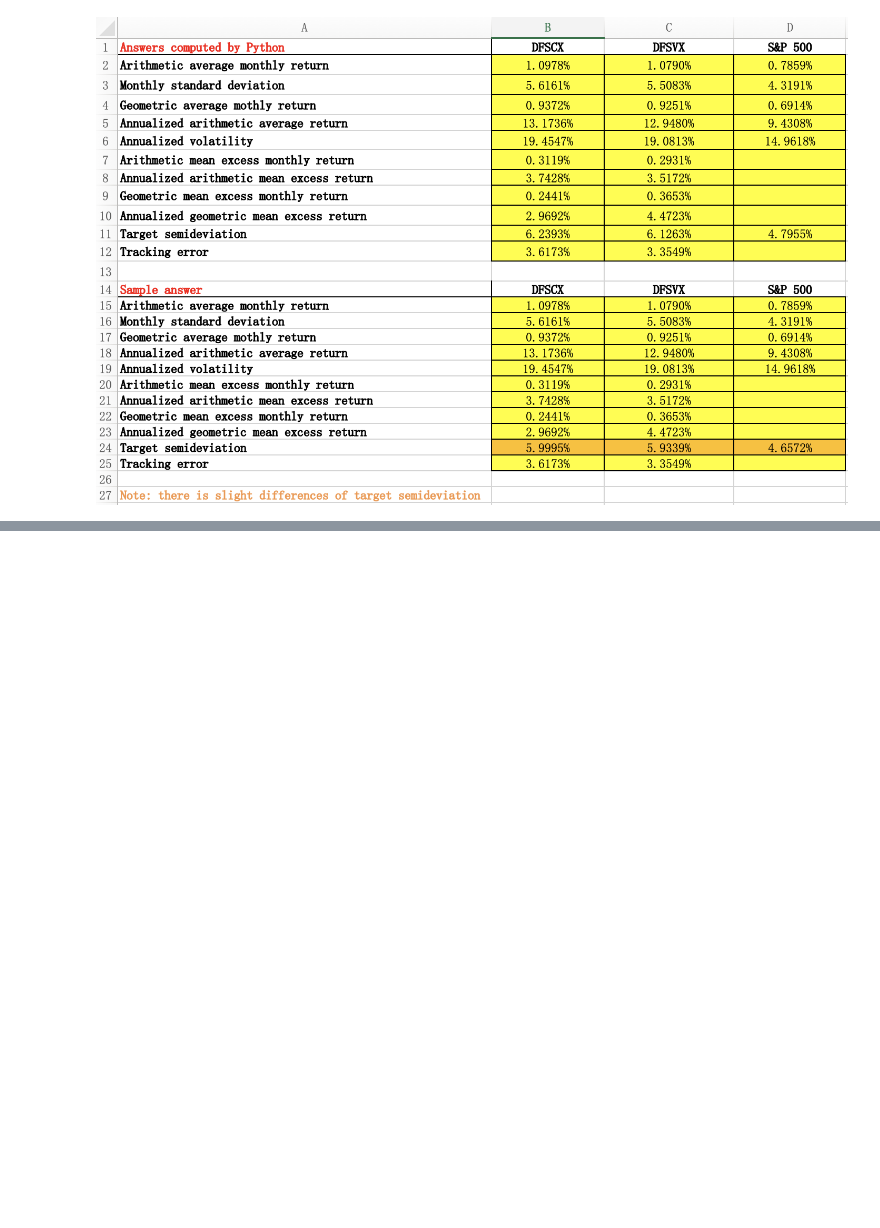
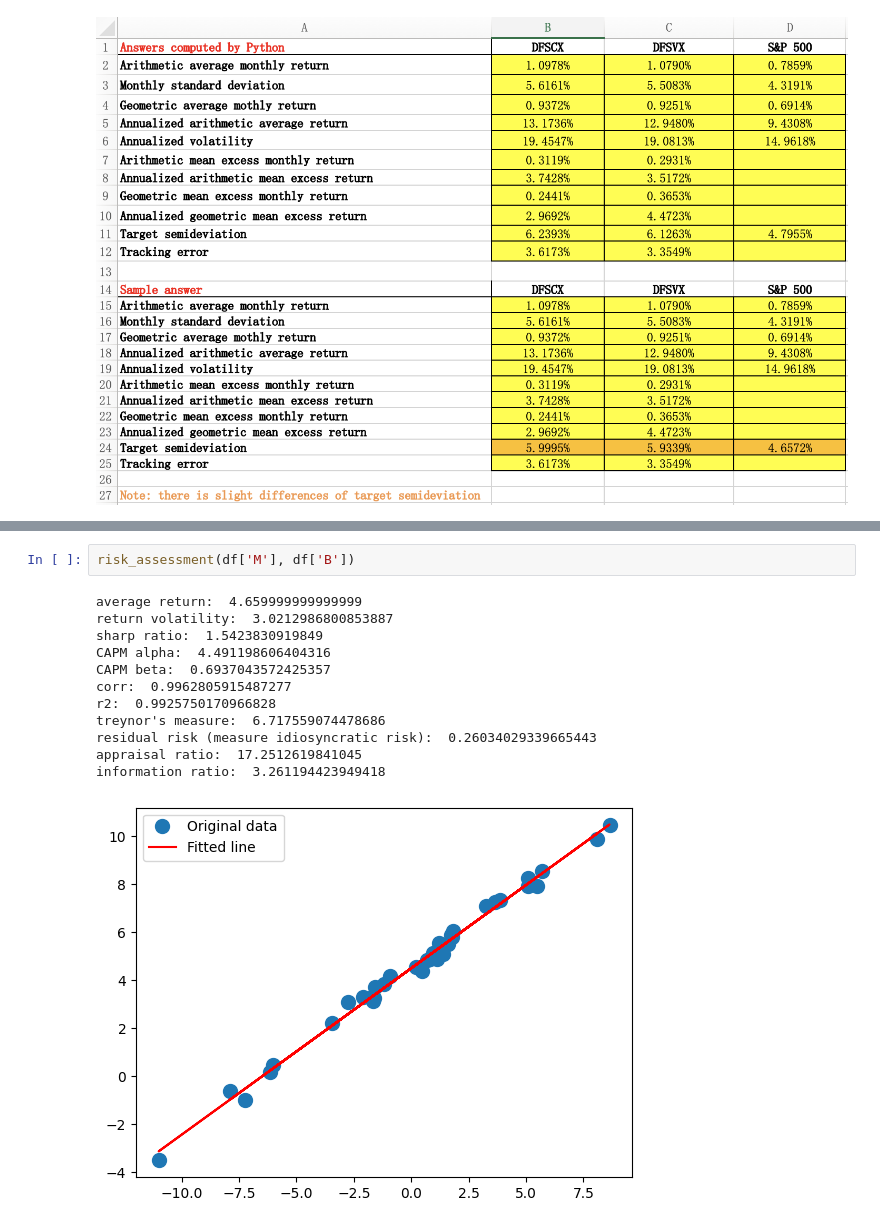
Before and after one commit to darrenhdc/Portfolio-Performance-Benchmarking, a Jupyter notebook: Portfolio_Analysis.ipynb, the cells around one changed output, grey strips where cells are left out. Drawn from its saved outputs; the diff is of its cells as text; blank space fills up the shorter version.

```diff
--- a/Portfolio_Benchmarking.ipynb
+++ b/Portfolio_Analysis.ipynb
@@ -220,0 +331,15 @@ Image("./answers.png")
+# %%
+risk_assessment(df['M'], df['B'])
+# %% [output]
+average return:  4.659999999999999
+return volatility:  3.0212986800853887
+sharp ratio:  1.5423830919849
+CAPM alpha:  4.491198606404316
+CAPM beta:  0.6937043572425357
+corr:  0.9962805915487277
+r2:  0.9925750170966828
+treynor's measure:  6.717559074478686
+residual risk (measure idiosyncratic risk):  0.26034029339665443
+appraisal ratio:  17.2512619841045
+information ratio:  3.261194423949418
+[figure, added]
```
Also changed, not shown: parts of 9 cells of this notebook, 1 other file.
